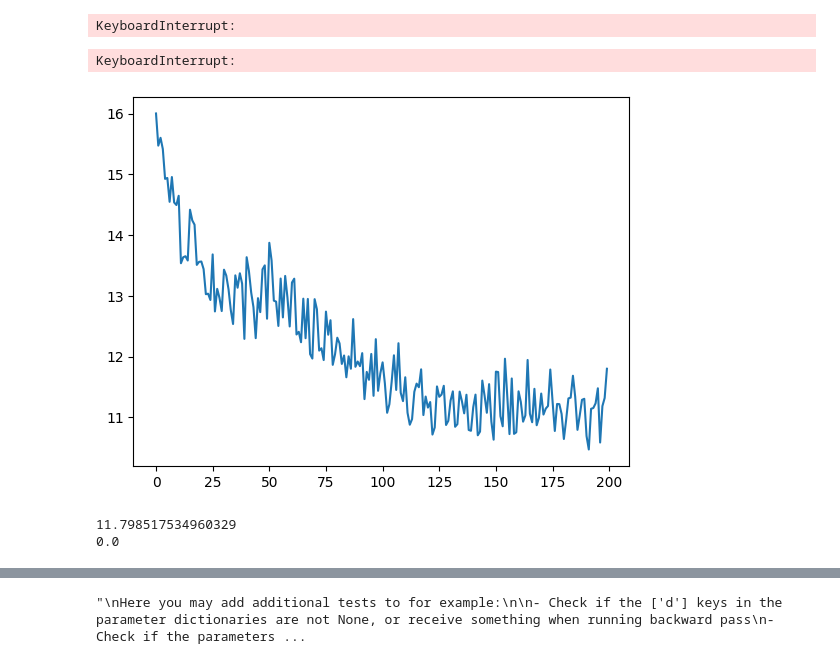
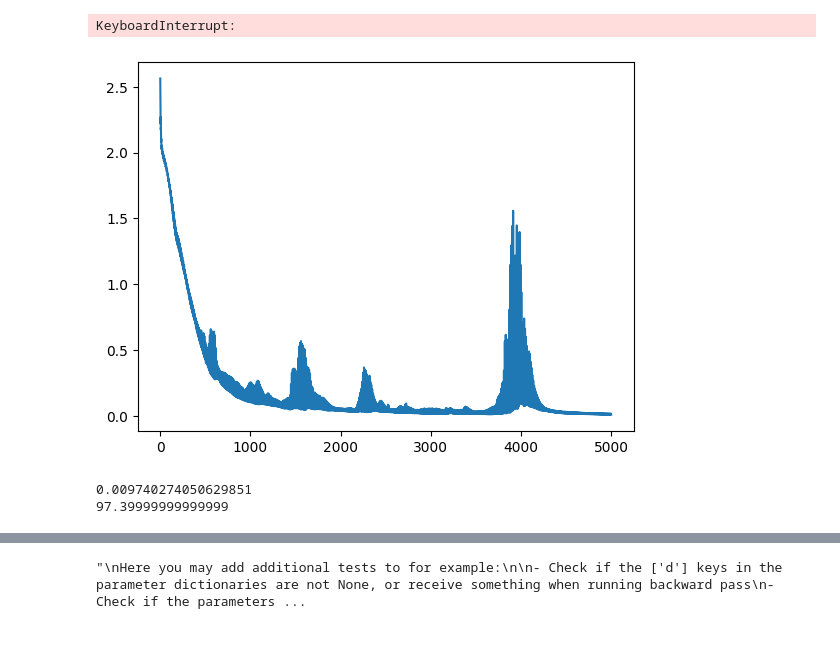
Before and after one commit to OliverRuden/TMA4320-scientific-computing, a Jupyter notebook: test_implementation.ipynb, the cells around one changed output, grey strips where cells are left out. Drawn from its saved outputs; the diff is of its cells as text; code cells hidden in the pictures.

Commit message:
har to for sort

```diff
--- a/test_implementation.ipynb
+++ b/test_implementation.ipynb
@@ -113,7 +113,7 @@ def training(neuralNetwork, objectFunction, dataSet, nIter, m, alpha = 0.01, bet
 # %%
 def generateSortData(numberOfBatches, batchSize, n_max, m):
     x = np.random.randint(0,m,(numberOfBatches,batchSize, (n_max+1)//2))
-    y = np.sort(x, axis = 2)
+    y = np.sort(np.copy(x), axis = 2)
     x = np.append(x,y, axis = 2)[:,:,:-1]
     return [x,y]
 # %%
@@ -122,42 +122,40 @@ batchSize = 250
 n_max = 9
 m = 8
 n_iter = 500
-feed_forward = FeedForward(d,p)
-attention = Attention(d,k)
-feed_forward2 = FeedForward(d,p)
-attention2 = Attention(d,k)
-embed_pos = EmbedPosition(n_max,m,d)
-un_embed = LinearLayer(d,m)
-softmax = Softmax()
-network = NeuralNetwork([embed_pos, feed_forward, attention, feed_forward2, attention2, un_embed, softmax])
-loss = CrossEntropy()
-dataSet = generateSortData(nBatches, batchSize, n_max, m)
-network,L = training(network, loss, dataSet, n_iter, m, alpha = 0.001)
+feed_forward1O = FeedForward(d,p)
+attention1O = Attention(d,k)
+feed_forward2O = FeedForward(d,p)
+attention2O = Attention(d,k)
+embed_pos1O = EmbedPosition(n_max,m,d)
+un_embed1O = LinearLayer(d,m)
+softmax1O = Softmax()
+network1O = NeuralNetwork([embed_pos1O, feed_forward1O, attention1O, feed_forward2O, attention2O, un_embed1O, softmax1O])
+loss1O = CrossEntropy()
+dataSet1O = generateSortData(nBatches, batchSize, n_max, m)
+network1O,L = training(network1O, loss1O, dataSet1O, n_iter, m, alpha = 0.001)
-# %% [output]
-KeyboardInterrupt:
 # %%
 fig, ax = plt.subplots()
 ax.plot(np.arange(0,len(L),1), L)
 plt.show()
 print(L[-1])
 N = 1000
 y = np.random.randint(0,m,(N,5))
 s = np.copy(y)
 s = np.sort(s, axis = 1)
 for i in range(5):
-    z = np.argmax(network.forward(onehot(y,m)), axis = 1)
+    z = np.argmax(network1O.forward(onehot(y,m)), axis = 1)
     y = np.append(y, z[:,-1:], axis = 1)
 y = y[:,5:]
 t = 0
 for i in range(len(s)):
     equal = True
     for j in range(len(s[i])):
         if s[i,j] != y[i,j]:
             equal = False
     if equal:
         t += 1
 print(t/N*100)
 # %% [output]
-[figure, old version]
+[figure, new version]
-11.798517534960329
-0.0
+0.009740274050629851
+97.39999999999999
```
Also changed, not shown: parts of 4 cells of this notebook.
